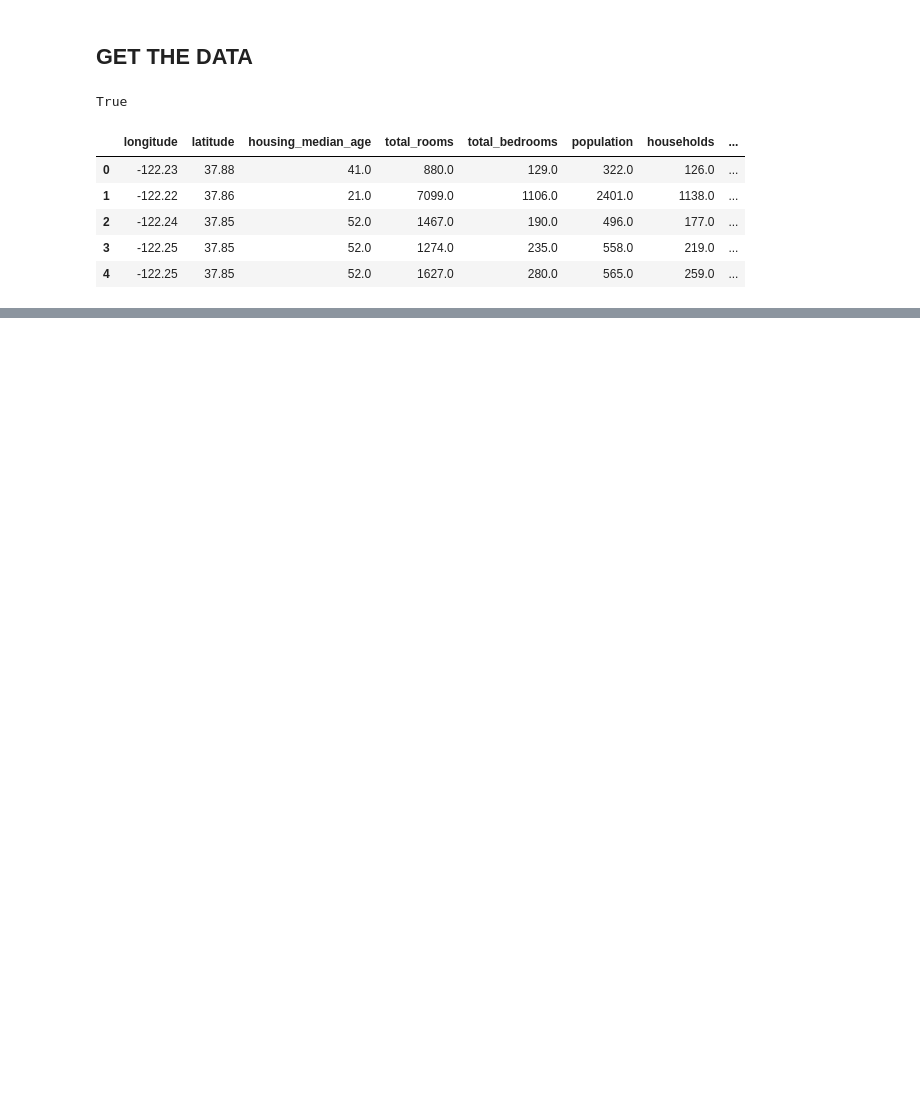
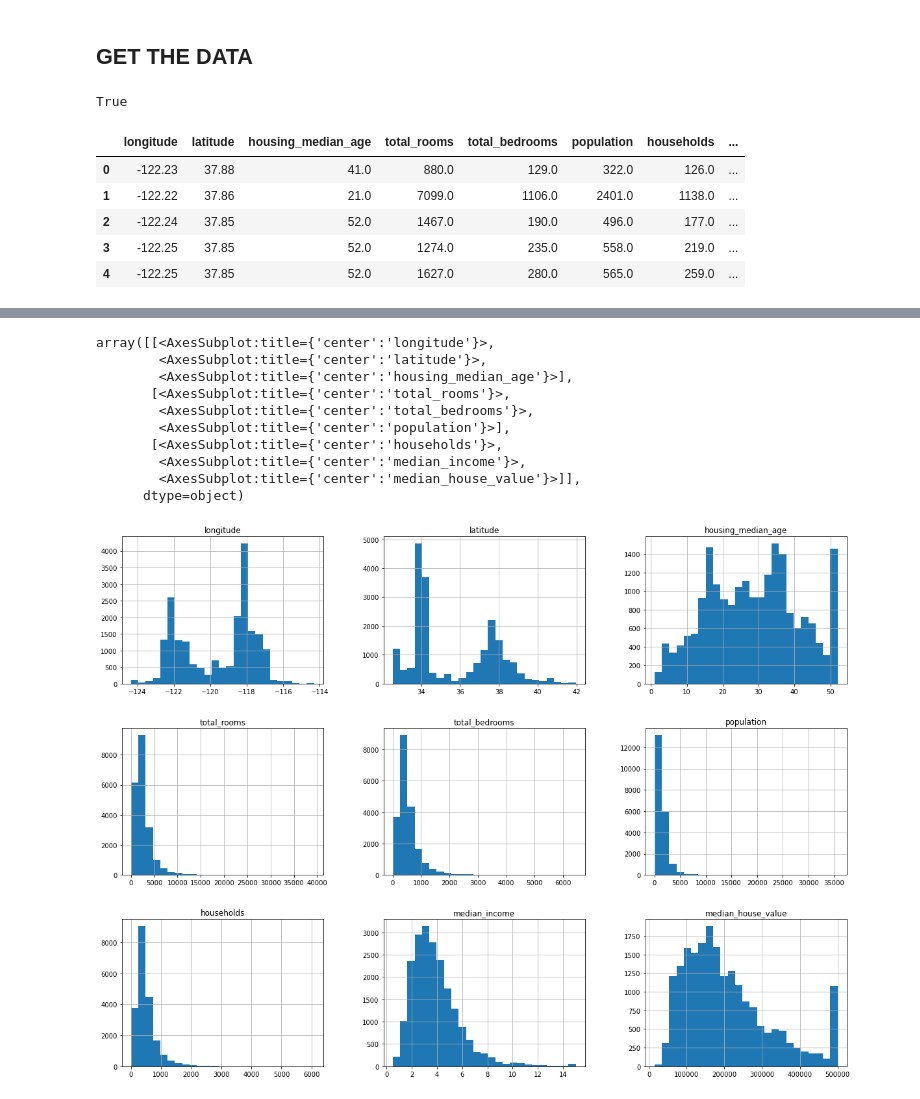
Before and after one commit to thakareakshay1709/my-datascience-learnings, a Jupyter notebook: books/OReilly-Hands-on-Machine Learning with Scikit-Learn, Keras & Tensorflow(2.0)/chapter_2/02_end_to_end_machine_learning_project.ipynb, the cells around one changed output, grey strips where cells are left out. Cells and saved outputs as stored; diff of their text form; code cells hidden in the pictures; blank space fills up the shorter version.

```diff
--- a/books/OReilly-Hands-on-Machine Learning with Scikit-Learn, Keras & Tensorflow(2.0)/chapter_2/02_end_to_end_machine_learning_project.ipynb
+++ b/books/OReilly-Hands-on-Machine Learning with Scikit-Learn, Keras & Tensorflow(2.0)/chapter_2/02_end_to_end_machine_learning_project.ipynb
@@ -27,0 +76,16 @@ df.head(5)
+# %%
+# another way to check which type of dataset we have is to plot histogram against each numerical attribute using hist method
+# %matplotlib inline # only for jupyter notebook
+df.hist(bins=25, figsize=(20,15))
+# %% [output]
+array([[<AxesSubplot:title={'center':'longitude'}>,
+        <AxesSubplot:title={'center':'latitude'}>,
+        <AxesSubplot:title={'center':'housing_median_age'}>],
+       [<AxesSubplot:title={'center':'total_rooms'}>,
+        <AxesSubplot:title={'center':'total_bedrooms'}>,
+        <AxesSubplot:title={'center':'population'}>],
+       [<AxesSubplot:title={'center':'households'}>,
+        <AxesSubplot:title={'center':'median_income'}>,
+        <AxesSubplot:title={'center':'median_house_value'}>]],
+      dtype=object)
+[figure, added]
```
Also changed, not shown: parts of 4 cells of this notebook, 1 other file.
